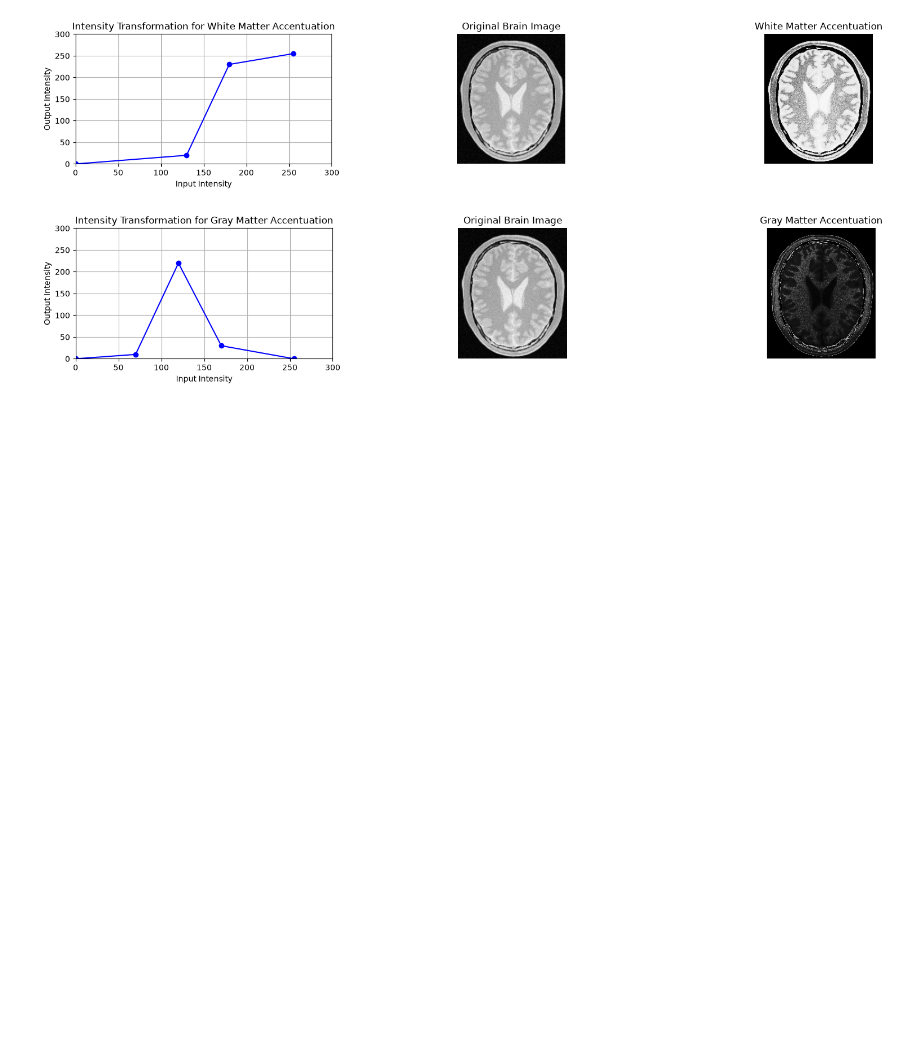
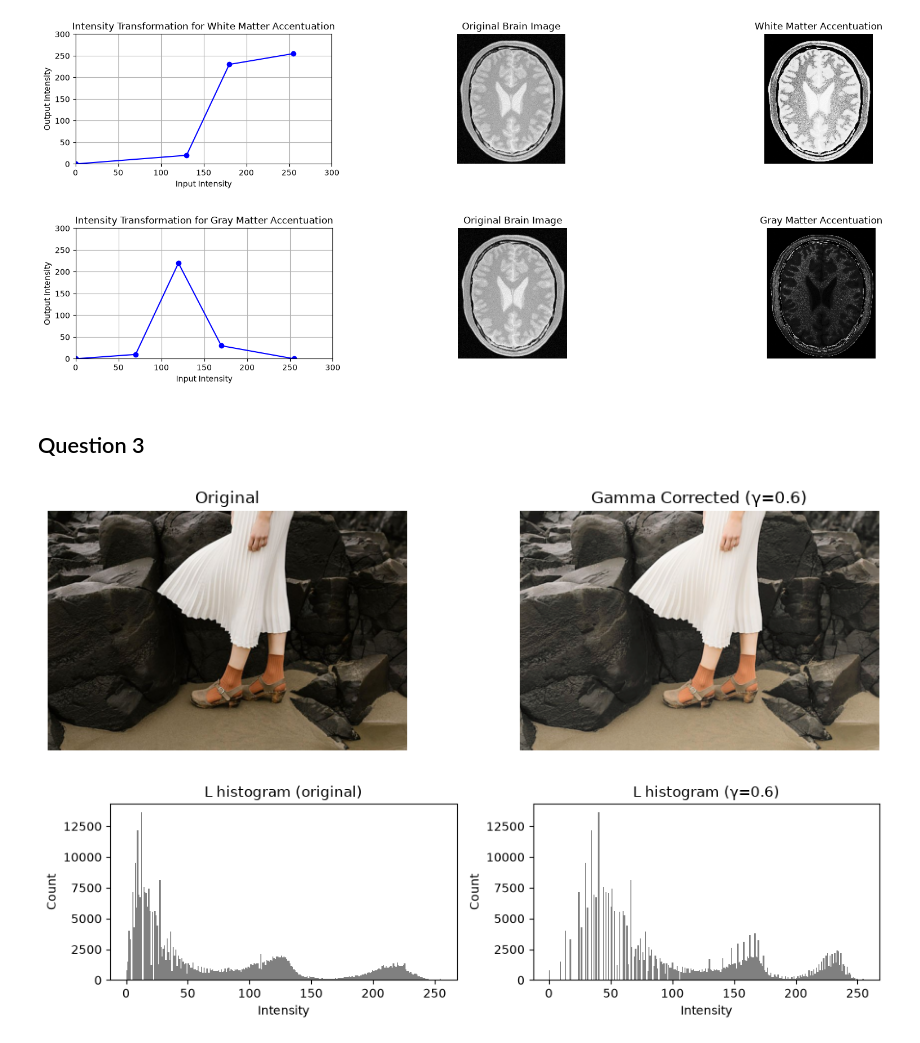
Before and after one commit to Januka-Sanujaya/EN3160_Assignment_01, a Jupyter notebook: EN3160_A01.ipynb, the cells around one changed output. Drawn from its saved outputs; the diff is of its cells as text; code cells hidden in the pictures; blank space fills up the shorter version.

Commit message:
Q3 Gamma Correction

```diff
--- a/EN3160_A01.ipynb
+++ b/EN3160_A01.ipynb
@@ -146,3 +146,46 @@ display_segmentation_results(im_brain, gm_image, gm_breakpoints, 'Gray Matter Ac
 # %% [output]
 [figure]
 [figure]
+# %% [markdown]
+## Question 3
+# %%
+img_bgr = cv.imread("images/q3.jpeg")
+assert img_bgr is not None, "Image not found."
+
+img_lab = cv.cvtColor(img_bgr, cv.COLOR_BGR2LAB)
+L, a, b = cv.split(img_lab)
+
+gamma = 0.6  # < 1 brightens shadows/midtones, > 1 darkens — tune this
+
+# Gamma correction: normalize to [0,1], apply power law, scale back
+L_norm = L.astype(np.float32) / 255.0
+L_gamma = np.power(L_norm, gamma)
+L_corrected = np.clip(L_gamma * 255.0, 0, 255).astype(np.uint8)
+
+img_lab_corrected = cv.merge([L_corrected, a, b])
+img_corrected_bgr = cv.cvtColor(img_lab_corrected, cv.COLOR_LAB2BGR)
+
+# --- Display images ---
+fig, ax = plt.subplots(1, 2, figsize=(10, 3))
+ax[0].imshow(cv.cvtColor(img_bgr, cv.COLOR_BGR2RGB))
+ax[0].set_title('Original'); ax[0].axis('off')
+
+ax[1].imshow(cv.cvtColor(img_corrected_bgr, cv.COLOR_BGR2RGB))
+ax[1].set_title(f'Gamma Corrected (γ={gamma})'); ax[1].axis('off')
+plt.tight_layout()
+plt.show()
+
+# --- Histograms of the L plane, before and after ---
+fig, ax = plt.subplots(1, 2, figsize=(10, 3))
+ax[0].hist(L.ravel(), bins=256, range=(0,255), color='gray')
+ax[0].set_title('L histogram (original)')
+ax[0].set_xlabel('Intensity'); ax[0].set_ylabel('Count')
+
+ax[1].hist(L_corrected.ravel(), bins=256, range=(0,255), color='gray')
+ax[1].set_title(f'L histogram (γ={gamma})')
+ax[1].set_xlabel('Intensity'); ax[1].set_ylabel('Count')
+plt.tight_layout()
+plt.show()
+# %% [output]
+[figure, added]
+[figure, added]
```
Also changed, not shown: parts of 2 cells of this notebook, 7 other files.
